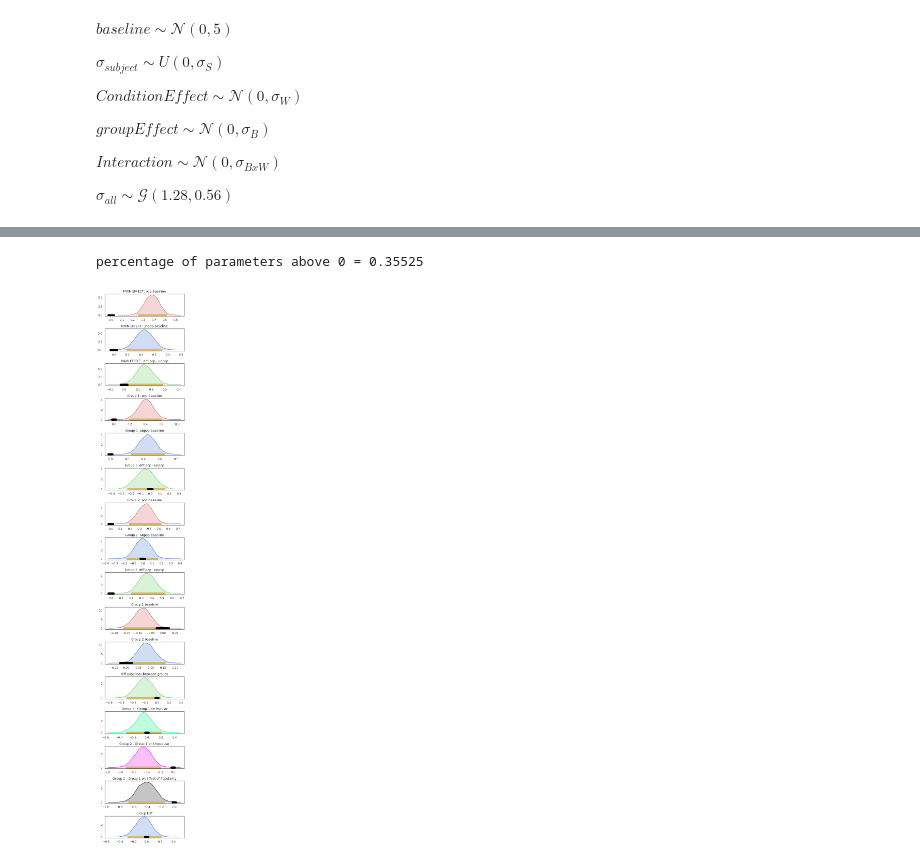
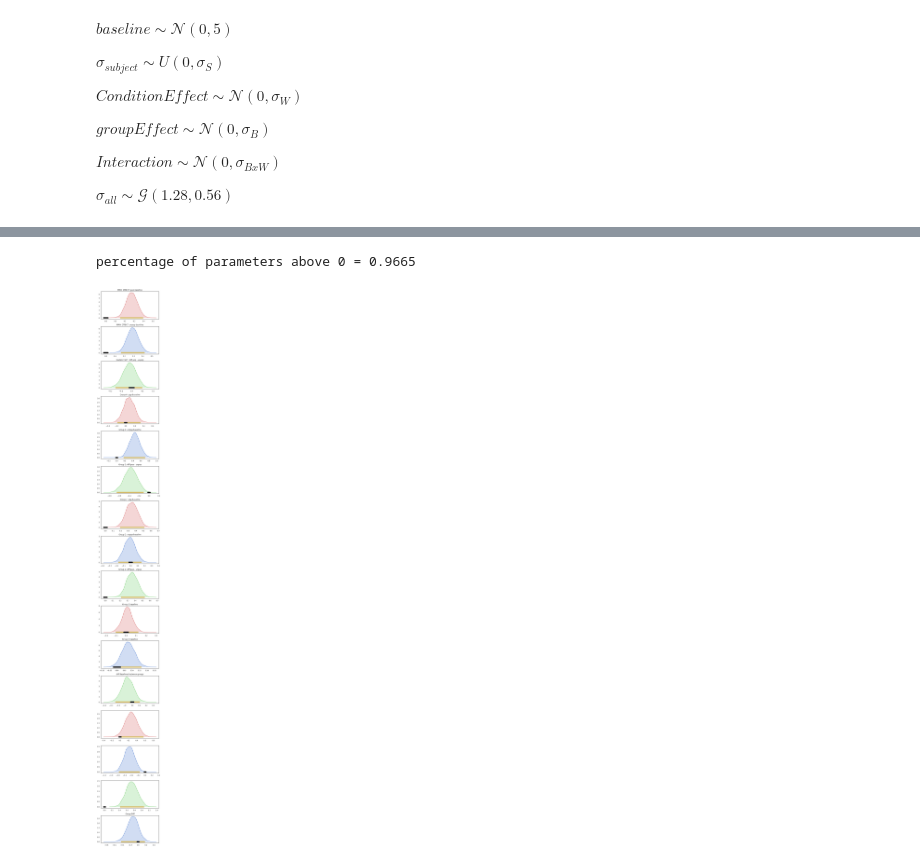
Before and after one commit to psharp1289/social_planets, a Jupyter notebook: Social Planets Modelling.ipynb, the cells around one changed output, grey strips where cells are left out. Drawn from its saved outputs; the diff is of its cells as text; code cells hidden in the pictures.

Commit message:
modified notebooks and added data files

```diff
--- a/Social Planets Modelling.ipynb
+++ b/Social Planets Modelling.ipynb
@@ -252,7 +217,7 @@ data {
     int<lower=1> NxSubjects;
     int<lower=1> NxBlocks;
     real Choice[NxSubjects, NxConditions,NxBlocks];
-    int<lower=0,upper=1> liks[NxSubjects];
+    int<lower=0,upper=2> liks[NxSubjects];
 }
 
 parameters {
@@ -261,8 +226,8 @@ parameters {
 
   //group-level condition effects
   vector[NxConditions] aCondition;
-  vector[2] aGroup;
-  matrix[NxConditions,2] aInteraction;
+  vector[3] aGroup;
+  matrix[NxConditions,3] aInteraction;
 
   real a0;
   //group level prior variance
@@ -296,6 +261,11 @@ for (k in 1:NxSubjects){
             theta_popular[k] = a0+aS[k]+aCondition[2]+aGroup[2]+aInteraction[2,2];
             theta_unpopular[k] = a0+aS[k]+aCondition[3]+aGroup[2]+aInteraction[3,2];
         }
+        else if (liks[k]==2){
+            theta_baseline[k] = a0+aS[k]+aCondition[1]+aGroup[3]+aInteraction[1,3];
+            theta_popular[k] = a0+aS[k]+aCondition[2]+aGroup[3]+aInteraction[2,3];
+            theta_unpopular[k] = a0+aS[k]+aCondition[3]+aGroup[3]+aInteraction[3,3];
+        }
         }
 
 }
@@ -311,6 +281,7 @@ model {
     aGroup ~ normal(0,sigmaB);
     aInteraction[:,1] ~ normal(0,sigmaBxW);
     aInteraction[:,2] ~ normal(0,sigmaBxW);
+    aInteraction[:,3] ~ normal(0,sigmaBxW);
     aS ~ normal(0,sigmaS);
     a0 ~ normal(0,0.04);
     noise ~ uniform(0.10,10);
@@ -333,16 +304,16 @@ model {
 
 '''
 data_input = {
-              'Choice':choice_data_dprime_threeRounds_r,#choice data
+              'Choice':choice_data_dprime_threeRounds,#choice data
               'NxConditions':3,
-              'NxSubjects':88,
+              'NxSubjects':129,
               'NxBlocks':3,
-              'liks':likeable_no_equals
+              'liks':likeable_threegroups
                     }
 
 controls={'adapt_delta':0.9,
          'max_treedepth':18}
 
 model_fit_n = StanModel(model_code=model_input_n)
-fit_3dprime_interaction_full_no_equals = model_fit_n.sampling(data=data_input,iter=2000,control=controls)
+fit_3dprime_interaction_full_three = model_fit_n.sampling(data=data_input,iter=2000,control=controls)
 # %% [output]
@@ -490,11 +451,11 @@ import matplotlib.pyplot as plt
 import numpy.ma as ma
 import numpy as np
 
-fit_df_2 = fit_3dprime_interaction_full_no_negs.to_dataframe()
+fit_df_2 = fit_3dprime_interaction_full_three.to_dataframe()
 a0 = fit_df_2['a0']
 
-NxSubjectLvl=108
-NxBetweenLvl=2
+NxSubjectLvl=129
+NxBetweenLvl=3
 NxWithinLvl=3
 NxSamples=len(a0)
 W=np.zeros((NxSubjectLvl, NxBetweenLvl, NxWithinLvl,NxSamples))
@@ -573,27 +534,37 @@ mdiff_pop_unpop1 = mpop1-munpop1
 
 group1=bB[0,:]
 group2=bB[1,:]
+group3=bB[2,:]
 
 base1 = bBxW[0,0,:]
 pop1 = bBxW[0,1,:]
 unpop1 = bBxW[0,2,:]
 
-pop_dBase1 = (pop1+mpop1+group1)-(base1+mbase1+group1)
-unpop_dBase1 = (munpop1+unpop1+group1)-(base1+mbase1+group1)
+pop_dBase1 = (pop1+mpop1)-(base1+mbase1)
+unpop_dBase1 = (munpop1+unpop1)-(base1+mbase1)
 diff_pop_unpop1 = pop_dBase1-unpop_dBase1
 
-base2 = bBxW[1,0,:]
-pop2 = bBxW[1,1,:]
-unpop2 = bBxW[1,2,:]
+base2 = bBxW[2,0,:]
+pop2 = bBxW[2,1,:]
+unpop2 = bBxW[2,2,:]
 
-pop_dBase2 = (pop2+mpop1+group2)-(base2+mbase1+group2)
-unpop_dBase2 = (munpop1+unpop2+group2)-(base2+mbase1+group2)
+pop_dBase2 = (pop2+mpop1)-(base2+mbase1)
+unpop_dBase2 = (munpop1+unpop2)-(base2+mbase1)
 diff_pop_unpop2 = pop_dBase2-unpop_dBase2
-diff_base=(base1+mbase1+group1)-(base2+mbase1+group2)
+diff_base=(base1+mbase1)-(base2+mbase1)
+
+
+base_eq = bBxW[1,0,:]
+pop_eq = bBxW[1,1,:]
+unpop_eq = bBxW[1,2,:]
+
+pop_dBaseE = (pop_eq+mpop1)-(base_eq+mbase1)
+unpop_dBaseE = (munpop1+unpop_eq)-(base_eq+mbase1)
+diff_pop_unpopE = pop_dBaseE-unpop_dBaseE
 
 pop_diff=pop_dBase2-pop_dBase1
 unpop_diff=unpop_dBase2-unpop_dBase1
-diff_effect=diff_pop_unpop1-diff_pop_unpop2
+diff_effect=diff_pop_unpop2-diff_pop_unpop1
 group_diff=group1-group2
 z=0
 for i in pop_diff:
@@ -626,13 +597,13 @@ zhl_cr, zhr_cr = highest_density_interval(diff_effect)
 
 zhl_cf, zhr_cf = highest_density_interval(group_diff)
 
-rope=0.025
+rope=0.023
 
 sns.set(style="white",
         palette="muted",
         color_codes=True)
 
-f, axs = plt.subplots(16, 1, figsize=(5, 30),sharex=False)
+f, axs = plt.subplots(16, 1, figsize=(6.2, 52),sharex=False)
 
 ax0=sns.distplot(mpop_dBase1, hist=False,kde_kws={"shade": True},color="r", ax=axs[0])
 ax0.set(title='MAIN EFFECT: pop-baseline',xlabel='')
@@ -654,19 +625,19 @@ axs[2].plot([-rope, rope],[0,0],linewidth=8.0,label='ROPE',marker='o',color='bla
 
 
 ax0=sns.distplot(pop_dBase1, hist=False,kde_kws={"shade": True},color="r", ax=axs[3])
-ax0.set(title='Group 1: pop-baseline',xlabel='')
+ax0.set(title='Group 0: pop-baseline',xlabel='')
 
 axs[3].plot([l_ct, r_ct],[0,0],linewidth=8.0,label='95% HDI',marker='o',color='y')
 axs[3].plot([-rope, rope],[0,0],linewidth=8.0,label='ROPE',marker='o',color='black')
 
 ax1=sns.distplot(unpop_dBase1, hist=False,kde_kws={"shade": True},color="b", ax=axs[4])
-ax1.set(title='Group 1: unpop-baseline',xlabel='')
+ax1.set(title='Group 0: unpop-baseline',xlabel='')
 
 axs[4].plot([l_cp, r_cp],[0,0],linewidth=8.0,label='95% HDI',marker='o',color='y')
 axs[4].plot([-rope, rope],[0,0],linewidth=8.0,label='ROPE',marker='o',color='black')
 
 ax1=sns.distplot(diff_pop_unpop1, hist=False,kde_kws={"shade": True},color="g", ax=axs[5])
-ax1.set(title='Group 1: diff pop - unpop',xlabel='')
+ax1.set(title='Group 0: diff pop - unpop',xlabel='')
 
 axs[5].plot([l_d, r_d],[0,0],linewidth=8.0,label='95% HDI',marker='o',color='y')
 axs[5].plot([-rope, rope],[0,0],linewidth=8.0,label='ROPE',marker='o',color='black')
@@ -706,38 +677,38 @@ ax1=sns.distplot(diff_base, hist=False,kde_kws={"shade": True},color="g", ax=axs
 ax1.set(title='diff Baselines between groups',xlabel='')
 
 axs[11].plot([hl_dr, hr_dr],[0,0],linewidth=8.0,label='95% HDI',marker='o',color='y')
 axs[11].plot([-rope, rope],[0,0],linewidth=8.0,label='ROPE',marker='o',color='black')
 
 
-ax0=sns.distplot(pop_diff, hist=False,kde_kws={"shade": True},color="springgreen", ax=axs[12])
-ax0.set(title='Group 2 - Group 1 on Popular',xlabel='')
+ax0=sns.distplot(pop_diff, hist=False,kde_kws={"shade": True},color="r", ax=axs[12])
+# ax0.set(title='Group 2 - Group 1 on Popular',xlabel='')
 
 axs[12].plot([zhl_ct, zhr_ct],[0,0],linewidth=8.0,label='95% HDI',marker='o',color='y')
 axs[12].plot([-rope, rope],[0,0],linewidth=8.0,label='ROPE',marker='o',color='black')
 
-ax0=sns.distplot(unpop_diff, hist=False,kde_kws={"shade": True},color="fuchsia", ax=axs[13])
-ax0.set(title='Group 2 - Group 1 on Unpopular',xlabel='')
+ax0=sns.distplot(unpop_diff, hist=False,kde_kws={"shade": True},color="b", ax=axs[13])
+# ax0.set(title='Group 2 - Group 1 on Unpopular',xlabel='')
 
 axs[13].plot([zhl_cp, zhr_cp],[0,0],linewidth=8.0,label='95% HDI',marker='o',color='y')
 axs[13].plot([-rope, rope],[0,0],linewidth=8.0,label='ROPE',marker='o',color='black')
 
-ax0=sns.distplot(diff_effect, hist=False,kde_kws={"shade": True},color="k", ax=axs[14])
-ax0.set(title='Group 2 - Group 1 on Effect of Popularity',xlabel='')
+ax0=sns.distplot(diff_effect, hist=False,kde_kws={"shade": True},color="g", ax=axs[14])
+# ax0.set(title='Group 2 - Group 1 on Effect of Popularity',xlabel='')
 
 axs[14].plot([zhl_cr, zhr_cr],[0,0],linewidth=8.0,label='95% HDI',marker='o',color='y')
 axs[14].plot([-rope, rope],[0,0],linewidth=8.0,label='ROPE',marker='o',color='black')
 
 ax1=sns.distplot(group_diff, hist=False,kde_kws={"shade": True},color="b", ax=axs[15])
 ax1.set(title='Group Diff',xlabel='')
 
 axs[15].plot([zhl_cf, zhr_cf],[0,0],linewidth=8.0,label='95% HDI',marker='o',color='y')
 axs[15].plot([-rope, rope],[0,0],linewidth=8.0,label='ROPE',marker='o',color='black')
 
 
 
 
 plt.tight_layout()
 plt.show()
 # %% [output]
-percentage of parameters above 0 = 0.35525
+percentage of parameters above 0 = 0.9665
-[figure, old version]
+[figure, new version]
```
Also changed, not shown: parts of 18 cells of this notebook, 10 other files.
